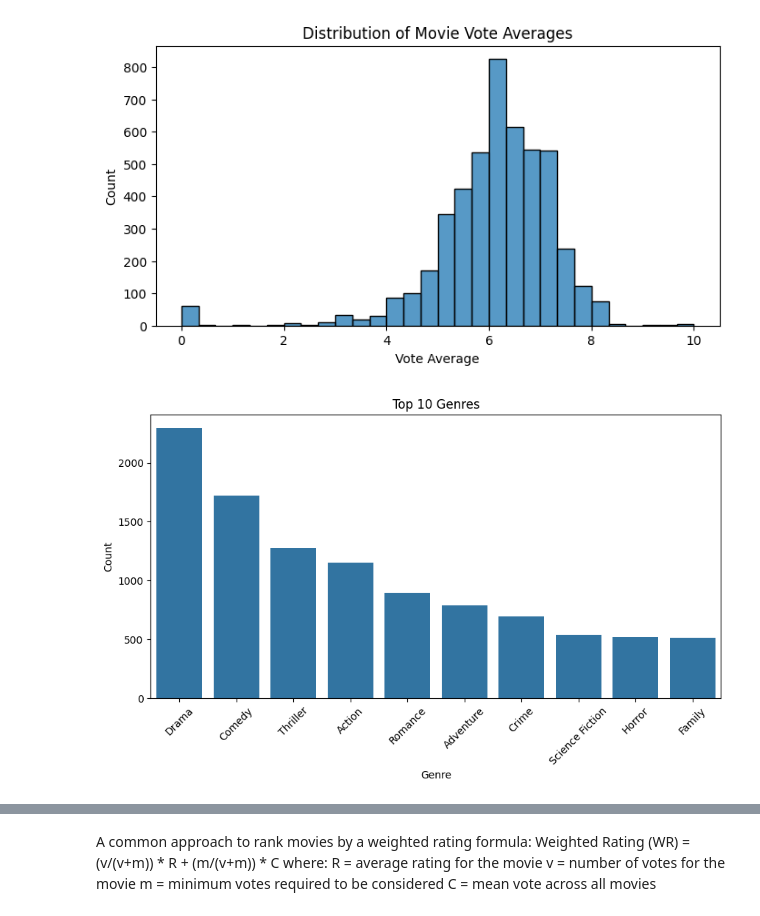
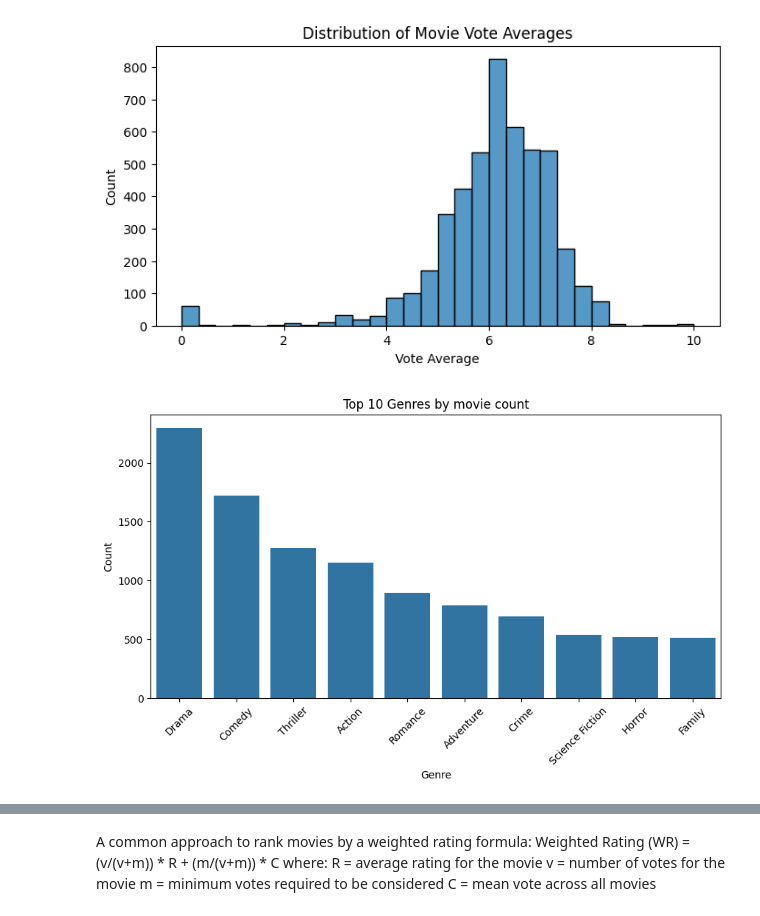
Before and after one commit to tonykorycki/Nova-Movie-Recommendation, a Jupyter notebook: data_filtering.ipynb, the cells around one changed output, grey strips where cells are left out. Cells and saved outputs as stored; diff of their text form; code cells hidden in the pictures.

```diff
--- a/data_filtering.ipynb
+++ b/data_filtering.ipynb
@@ -172,17 +167,17 @@ def parse_genres(genre_str):
 # %%
 merged_df['parsed_genres'] = merged_df['genres'].apply(parse_genres)
 
 all_genres = []
 for g_list in merged_df['parsed_genres']:
     all_genres.extend(g_list)
 
 genre_counts = pd.Series(all_genres).value_counts().sort_values(ascending=False)
 plt.figure(figsize=(10,5))
 sns.barplot(x=genre_counts.index[:10], y=genre_counts.values[:10])
-plt.title('Top 10 Genres')
+plt.title('Top 10 Genres by movie count')
 plt.xlabel('Genre')
 plt.ylabel('Count')
 plt.xticks(rotation=45)
 plt.show()
 # %% [output]
-[figure, old version]
+[figure, new version]
```
Also changed, not shown: parts of 9 cells of this notebook, 2 other files.
